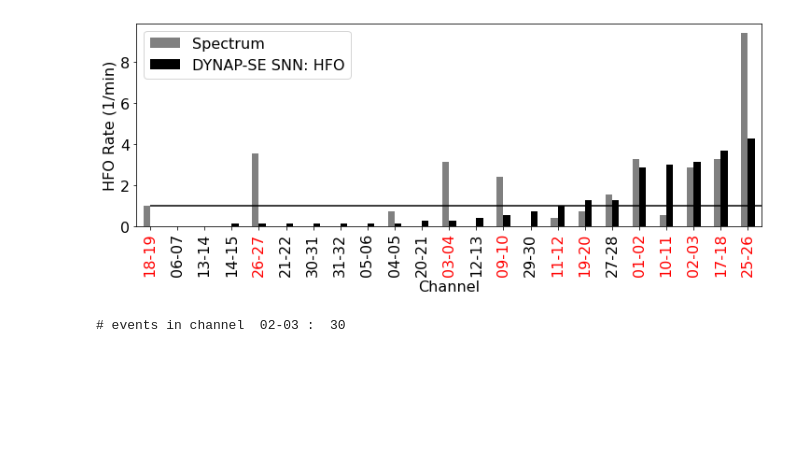
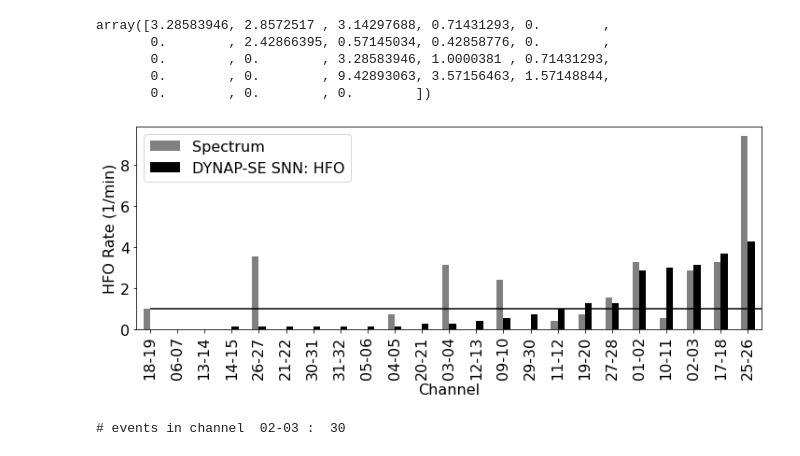
Before and after one commit to CostaFilippo/BCI2000_DYNAP-SE, a Jupyter notebook: DYNAP-SE code/processECoG.ipynb, the cells around one changed output. Cells and saved outputs as stored; diff of their text form; code cells hidden in the pictures; blank space fills up the shorter version.

```diff
--- a/DYNAP-SE code/processECoG.ipynb
+++ b/DYNAP-SE code/processECoG.ipynb
@@ -9,12 +40,24 @@ fs = 2000
 # %%
-# load data: Patient 05
-X                = np.load('demo_ECoG_EEG.npy')
-X_HFO            = np.load('demo_ECoG_HFO.npy')
-admEvents        = pd.read_csv('demo_ADM.csv')
-compactAll       = np.load('demo_DYNAP-SE.npy',allow_pickle=True)
-SW_Index,SW_Rate = np.load('demo_SW_Rate.npy',allow_pickle=True)
-L   = len(X[0])/fs
+admENC           = pd.read_csv('derivatives/sub-05/ses-SITUATION1A/sub-05_ses-SITUATION1A_task-ADM.csv')
+snnENC           = pd.read_csv('derivatives/sub-05/ses-SITUATION1A/sub-05_ses-SITUATION1A_task-SNN.csv')
+L   = np.max(admENC.pulseTime)
 nch = len(X)
+# %%
+swEvents = pd.read_csv('sub-05/ses-SITUATION1A/ieeg/sub-05_ses-SITUATION1A_task-acute_events.tsv',sep='\t')
+swEvents
+
+SW_Rate = np.zeros(nch)
+for i in range(nch):
+    channel = channels[i]
+    SW_Rate[i] = np.sum(swEvents[swEvents.onset<L].channel==channel)
+SW_Rate = SW_Rate/(L/60)
+SW_Rate
+# %% [output]
+array([3.28583946, 2.8572517 , 3.14297688, 0.71431293, 0.        ,
+       0.        , 2.42866395, 0.57145034, 0.42858776, 0.        ,
+       0.        , 0.        , 3.28583946, 1.0000381 , 0.71431293,
+       0.        , 0.        , 9.42893063, 3.57156463, 1.57148844,
+       0.        , 0.        , 0.        ])
 # %%
 # convolve DYNAP-SE activity from EEG and HFO bands
 def summingEv(compact_evs,counter_ids):
@@ -57,9 +100,10 @@ def summingEv(compact_evs,counter_ids):
 sumAll = []
 outAll = []
 # create EEG and HFO traces for each channel
-for ch in range(len(compactAll)):
-    compact_evs,compact_ids,counter_ids,module_ids,count = compactAll[ch]
-    eegOut,hfoOut,sumEEGOut,sumHFOOut                    = summingEv(compact_evs,counter_ids)
+for ch in range(nch):
+    compact_evs = np.array(snnENC[snnENC.channelId==ch].time)
+    counter_ids = np.array(snnENC[snnENC.channelId==ch].neuronCounter)
+    eegOut,hfoOut,sumEEGOut,sumHFOOut = summingEv(compact_evs,counter_ids)
     sumAll.append([sumEEGOut,sumHFOOut])
     outAll.append([eegOut,hfoOut])
 # %%
@@ -74,7 +118,10 @@ allCross = []
 
 for chId in np.arange(nch):
 
-    compact_evs,compact_ids,counter_ids,module_ids,count = compactAll[chId]
+    compact_evs = np.array(snnENC[snnENC.channelId==chId].time)
+    counter_ids = np.array(snnENC[snnENC.channelId==chId].neuronCounter)
+    module_ids  = np.array(snnENC[snnENC.channelId==chId].moduleName)
+    count       = np.array(snnENC[snnENC.channelId==chId].moduleId)[0]
     sumEEGOut,sumHFOOut = sumAll[chId]
     eegOut,hfoOut       = outAll[chId]
 
@@ -202,39 +249,28 @@ for chId in np.arange(nch):
 
 SNN_Rate = np.array([len(eois[l][2]) for l in range(len(eois))])/L*60
 # %%
-# ids of resected channels
-p5R           = [1,2,3,7,8,9,13,14,15,18,19]
-resected      = list(np.array(p5R)-1)
-indexResected = np.array(list(SW_Index))[resected]
-
 if(iedhfo):
     label='DYNAP-SE SNN: IED-HFO'
     color='orange'
 else:
     label='DYNAP-SE SNN: HFO'
     color='black'
 
-df = pd.DataFrame(np.array([list(SW_Rate),SNN_Rate]).T, columns=['Spectrum',label],index=list(SW_Index))
-sortedDF_OFF = df.sort_values('Spectrum')
+df = pd.DataFrame(np.array([SW_Rate,SNN_Rate]).T, columns=['Spectrum',label],index=list(channels))
 sortedDF_SNN = df.sort_values(label)
 
 import matplotlib
 matplotlib.rcParams.update({'font.size': 16})
 
 bars = sortedDF_SNN.plot(kind='bar',figsize=(12,4),color=['gray',color])
-for k in range(nch):
-    t = bars.xaxis.get_ticklabels()[k]
-    text = t.get_text()
-    if(text in indexResected):
-        t.set_color('red')
 
 plt.ylabel('HFO Rate (1/min)')
 plt.xlabel('Channel')
 plt.hlines([1],0,len(SW_Rate)+1,color='k')
 
 plt.show()
 # %% [output]
-[figure, old version]
+[figure, new version]
 # %%
 epileptiformPatterns = [eois[l][2] for l in range(len(eois))]
 # %%
```
Also changed, not shown: parts of 5 cells of this notebook.
